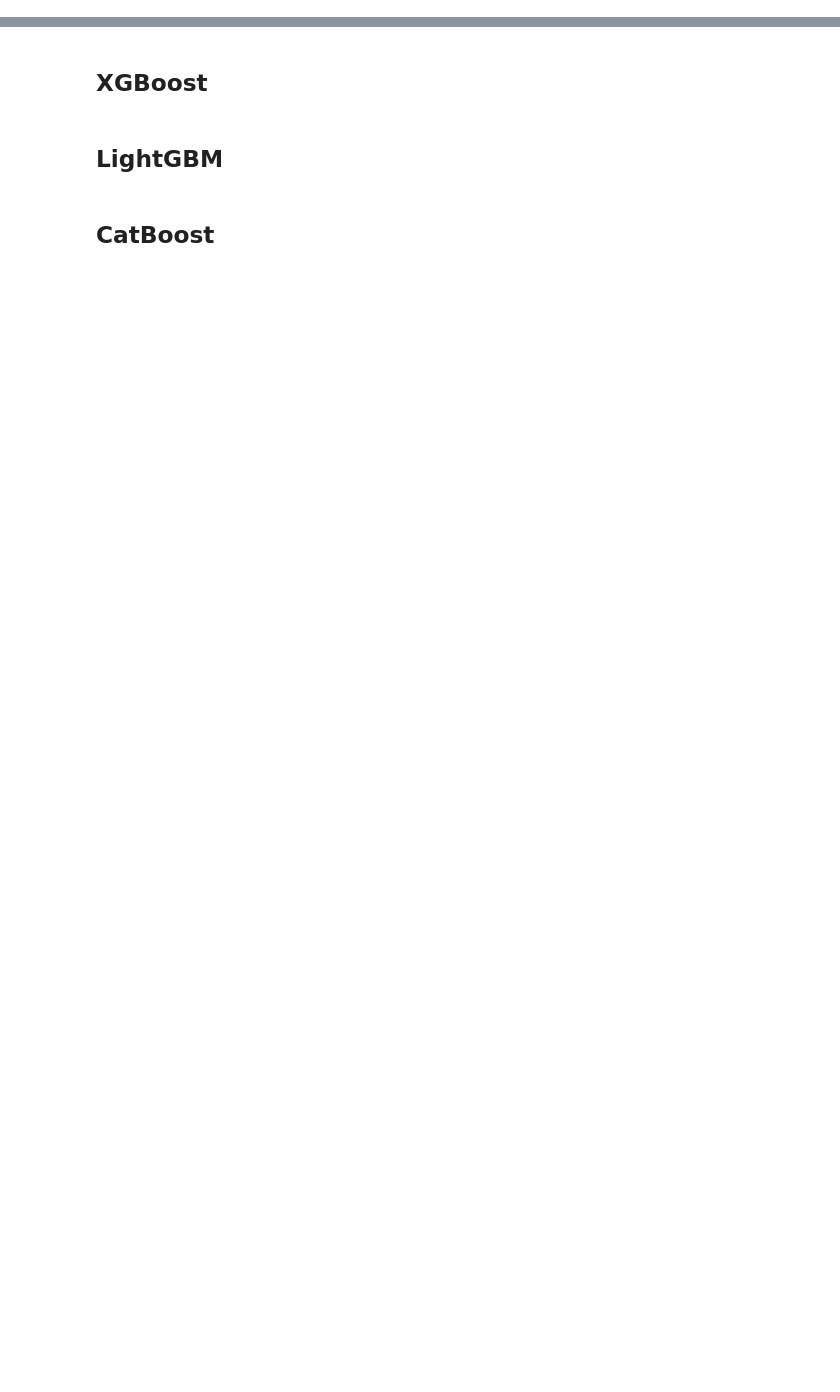
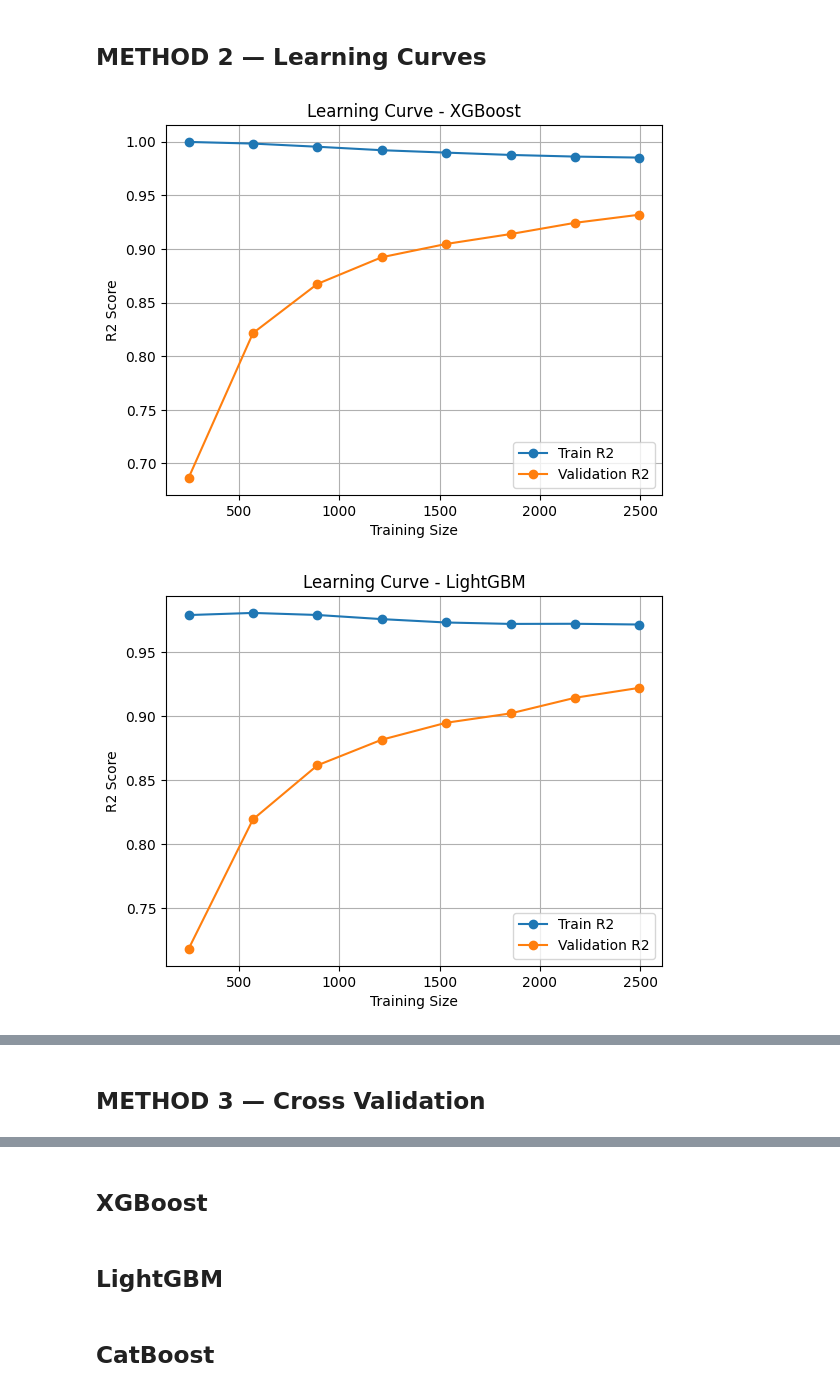
Before and after one commit to KavindhyaJay/Tea-Yield-Prediction, a Jupyter notebook: notebooks/Check overfit and underfit.ipynb, the cells around one changed output, grey strips where cells are left out. Drawn from its saved outputs; the diff is of its cells as text; code cells hidden in the pictures; blank space fills up the shorter version.

```diff
--- a/notebooks/Check overfit and underfit.ipynb
+++ b/notebooks/Check overfit and underfit.ipynb
@@ -10,5 +46,0 @@ Error:
-# %%
-df = pd.read_csv("../data/mattakelle_dataset.csv")
-
-X = df.drop("yield", axis=1)   # change target column if needed
-y = df["yield"]
@@ -20,0 +127,41 @@ X_train, X_test, y_train, y_test = train_test_split(
+# %% [markdown]
+## METHOD 2 — Learning Curves
+# %%
+import matplotlib.pyplot as plt
+from sklearn.model_selection import learning_curve
+
+def plot_learning_curve(model, title):
+    train_sizes, train_scores, val_scores = learning_curve(
+        model,
+        X_encoded,
+        y,
+        cv=5,
+        scoring="r2",
+        train_sizes=np.linspace(0.1, 1.0, 8),
+        n_jobs=-1,
+        shuffle=True,
+        random_state=42
+    )
+
+    train_mean = train_scores.mean(axis=1)
+    val_mean = val_scores.mean(axis=1)
+
+    plt.figure()
+    plt.plot(train_sizes, train_mean, marker="o", label="Train R2")
+    plt.plot(train_sizes, val_mean, marker="o", label="Validation R2")
+
+    plt.title(title)
+    plt.xlabel("Training Size")
+    plt.ylabel("R2 Score")
+
+    plt.legend()
+    plt.grid(True)
+    plt.show()
+
+# run
+plot_learning_curve(xgb_model, "Learning Curve - XGBoost")
+plot_learning_curve(lgb_model, "Learning Curve - LightGBM")
+plot_learning_curve(cat_model, "Learning Curve - CatBoost")
+# %% [output]
+[figure, added]
+[figure, added]
@@ -21 +169,3 @@ X_train, X_test, y_train, y_test = train_test_split(
+# %% [markdown]
+## METHOD 3 — Cross Validation
 # %%
```
Also changed, not shown: parts of 10 cells of this notebook.
